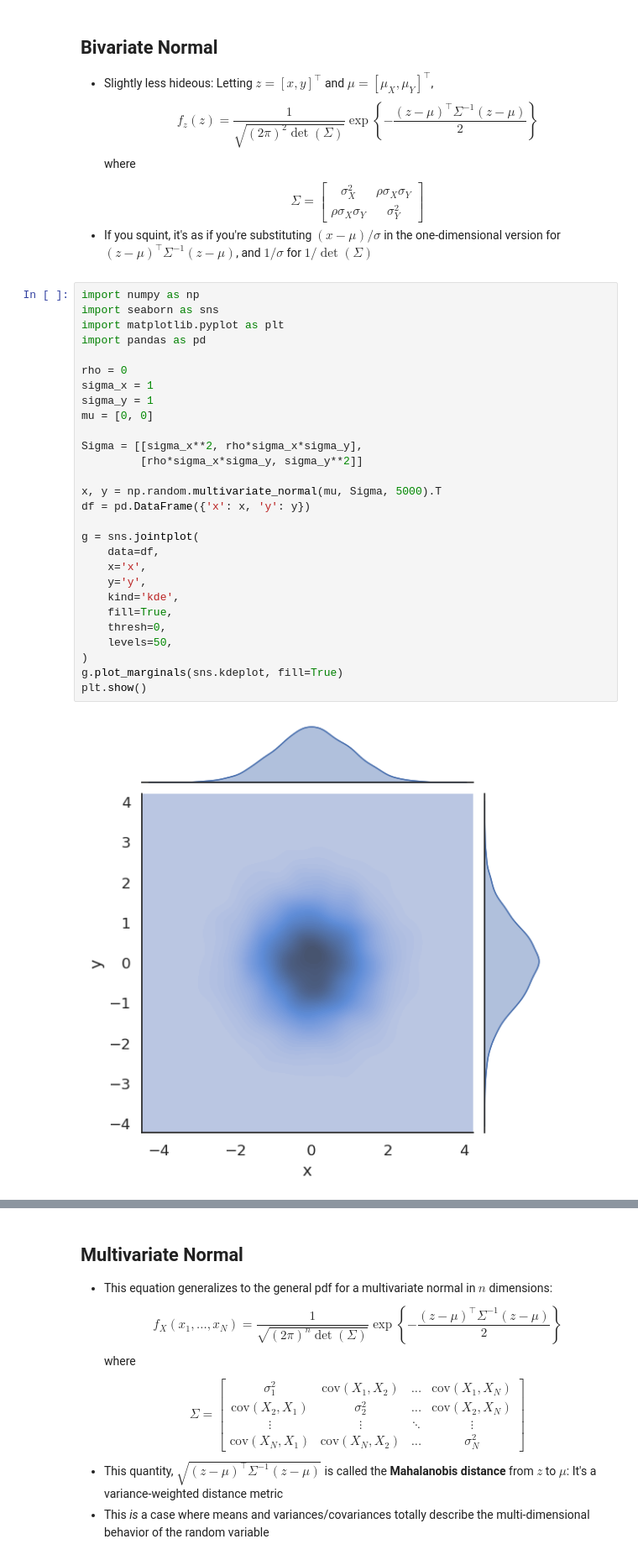
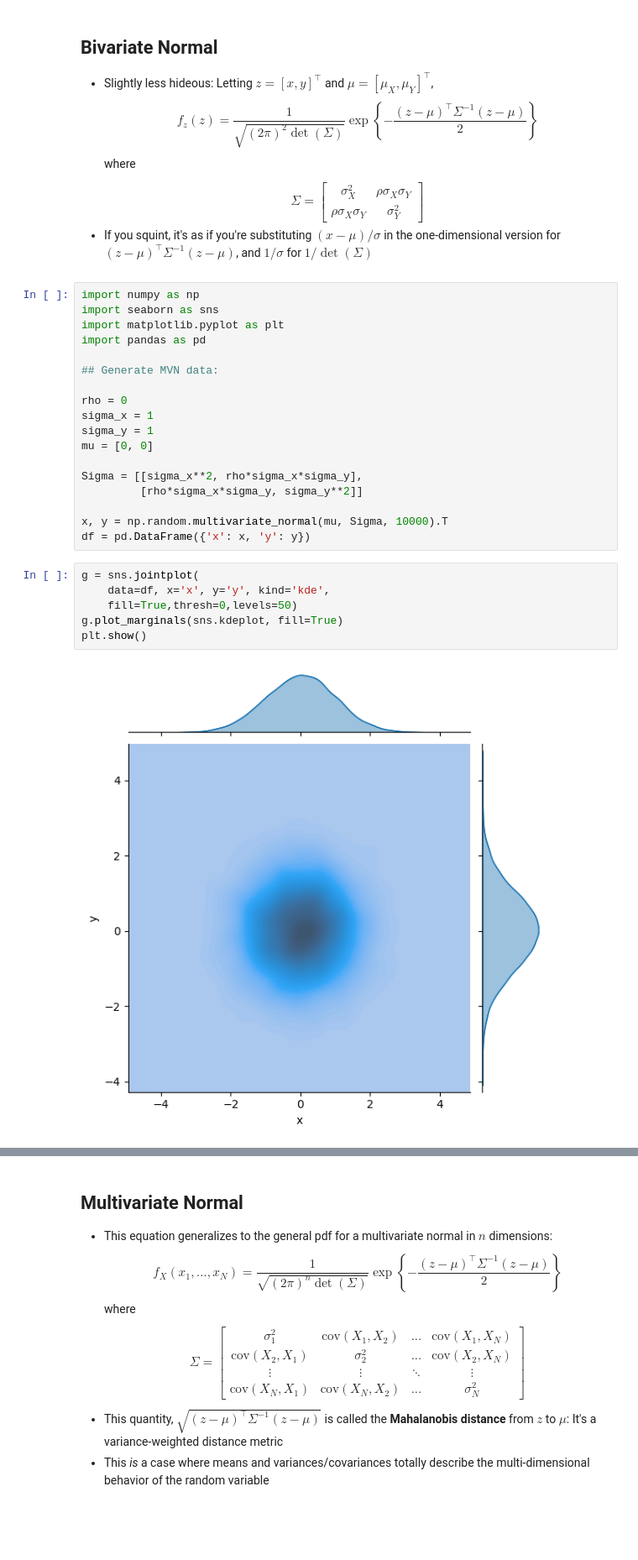
Before and after one commit to Maodougie25/understanding_uncertainty, a Jupyter notebook: 01_probability/02_moments_and_likelihood.ipynb, the cells around one changed output, grey strips where cells are left out. Shown at 84% size. Drawn from its saved outputs; the diff is of its cells as text; blank space fills up the shorter version.

```diff
--- a/01_probability/02_moments_and_likelihood.ipynb
+++ b/01_probability/02_moments_and_likelihood.ipynb
@@ -244,6 +236,8 @@ import numpy as np
 import seaborn as sns
 import matplotlib.pyplot as plt
 import pandas as pd
+
+## Generate MVN data:
 
 rho = 0
 sigma_x = 1
@@ -253,22 +247,16 @@ mu = [0, 0]
 Sigma = [[sigma_x**2, rho*sigma_x*sigma_y],
          [rho*sigma_x*sigma_y, sigma_y**2]]
 
-x, y = np.random.multivariate_normal(mu, Sigma, 5000).T
+x, y = np.random.multivariate_normal(mu, Sigma, 10000).T
 df = pd.DataFrame({'x': x, 'y': y})
-
-g = sns.jointplot(
-    data=df,
-    x='x',
-    y='y',
-    kind='kde',
-    fill=True,
-    thresh=0,
-    levels=50,
-)
-g.plot_marginals(sns.kdeplot, fill=True)
-plt.show()
-# %% [output]
-[figure, removed]
+# %%
+g = sns.jointplot(
+    data=df, x='x', y='y', kind='kde',
+    fill=True,thresh=0,levels=50)
+g.plot_marginals(sns.kdeplot, fill=True)
+plt.show()
+# %% [output]
+[figure, added]
 # %%
 sns.jointplot(data=df, x='x', y='y', kind='scatter',alpha=.2)
 sns.kdeplot(data=df, x='x', y='y', levels=5, color='k', linewidths=1)
```
Also changed, not shown: parts of 8 cells of this notebook, 1 other file.
